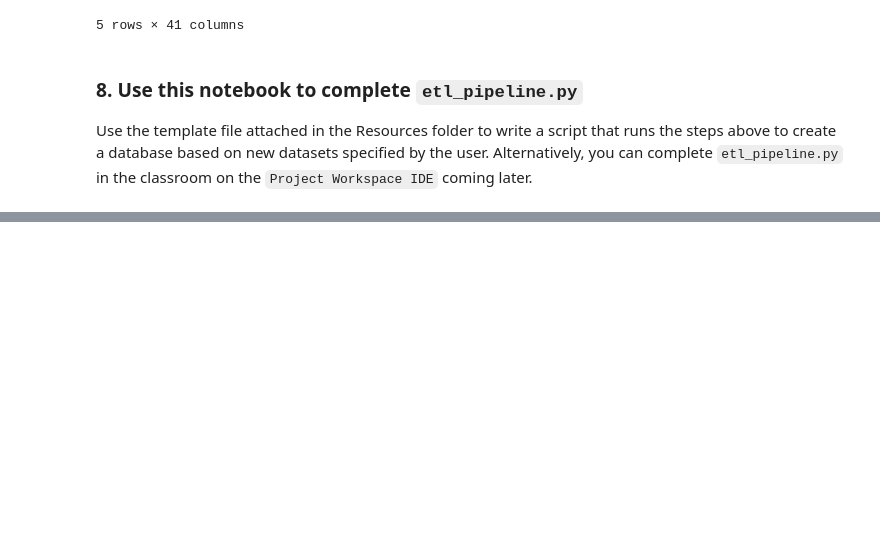
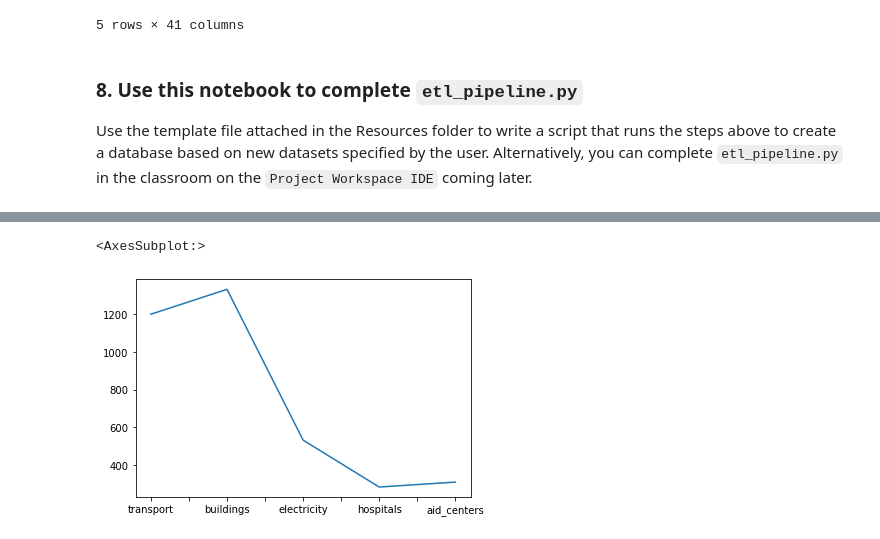
Before and after one commit to user235p/DisasterResponse, a Jupyter notebook: notebooks/ETL Pipeline Preparation.ipynb, the cells around one changed output, grey strips where cells are left out. Drawn from its saved outputs; the diff is of its cells as text; code cells hidden in the pictures; blank space fills up the shorter version.

```diff
--- a/notebooks/ETL Pipeline Preparation.ipynb
+++ b/notebooks/ETL Pipeline Preparation.ipynb
@@ -233,0 +365,5 @@ Use the template file attached in the Resources folder to write a script that ru
+# %%
+ser.plot()
+# %% [output]
+<AxesSubplot:>
+[figure, added]
```
Also changed, not shown: parts of 20 cells of this notebook, 1 other file.
